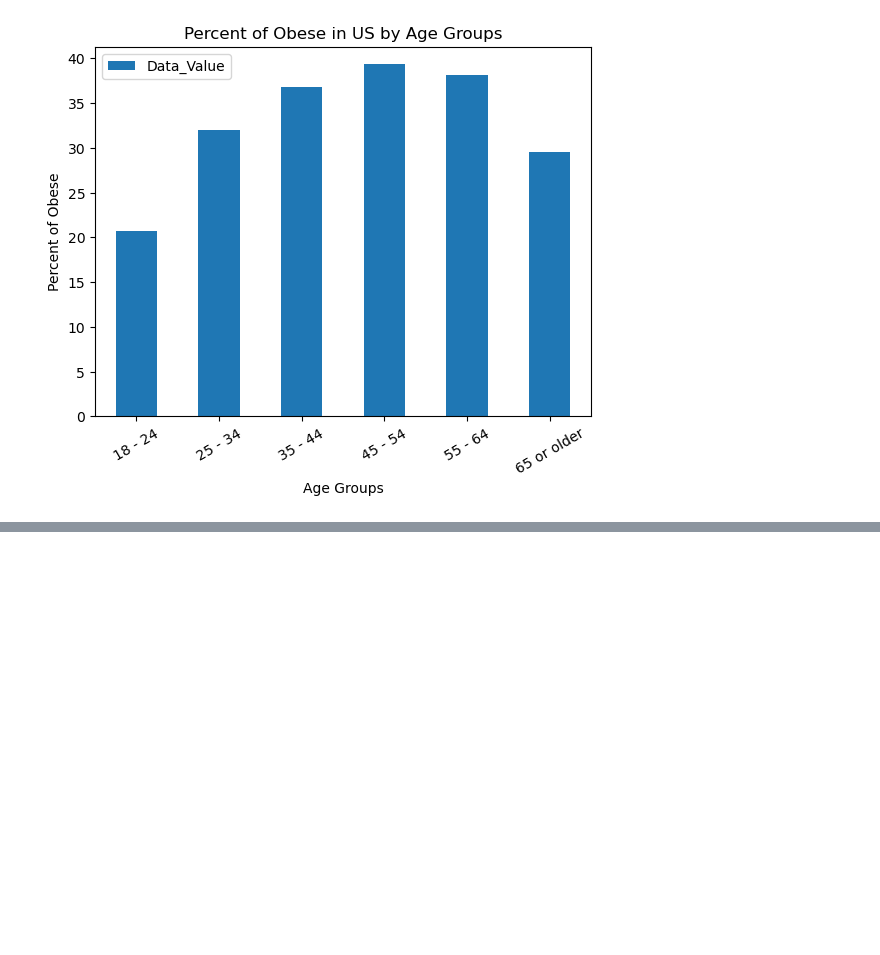
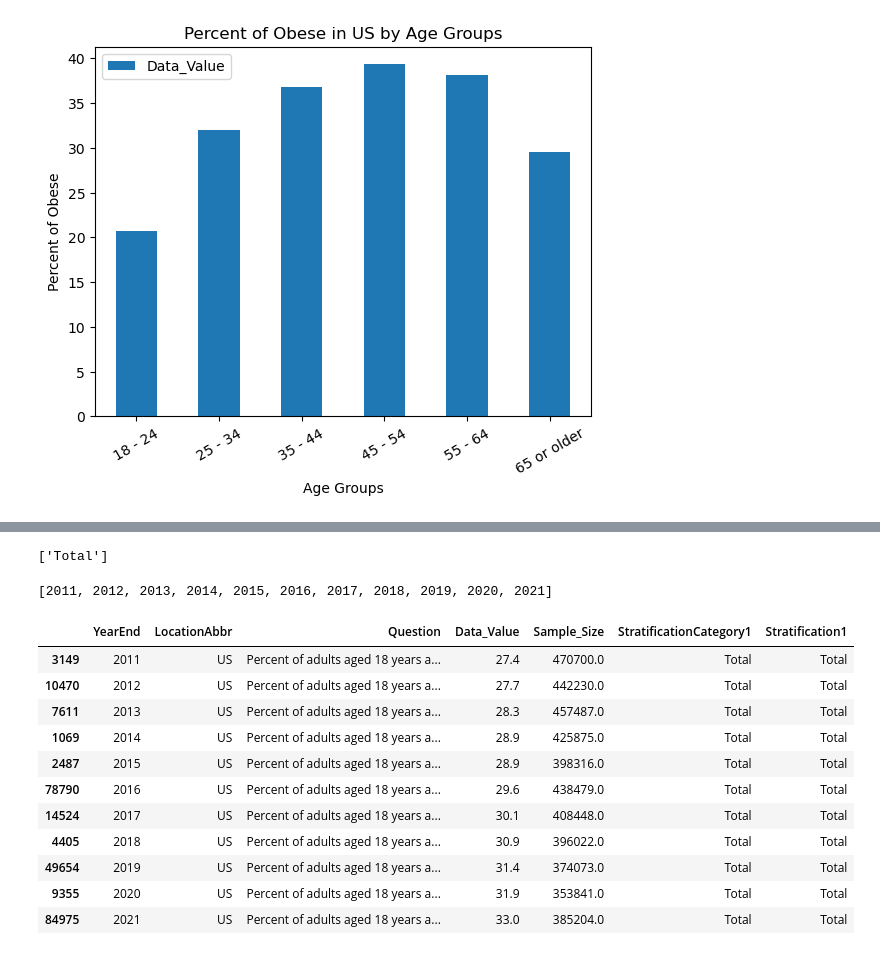
Before and after one commit to sma005/project-one-group-4, a Jupyter notebook: obesity_study_csv.ipynb, the cells around one changed output, grey strips where cells are left out. Cells and saved outputs as stored; diff of their text form; code cells hidden in the pictures; blank space fills up the shorter version.

```diff
--- a/obesity_study_csv.ipynb
+++ b/obesity_study_csv.ipynb
@@ -184,0 +170,32 @@ print(sorted(list_of_questions))
+# %%
+list_of_questions = obese_df['StratificationCategory1'].unique()
+print(sorted(list_of_questions))
+# %% [output]
+['Total']
+# %%
+list_of_questions = data_df['YearEnd'].unique()
+print(sorted(list_of_questions))
+# %% [output]
+[2011, 2012, 2013, 2014, 2015, 2016, 2017, 2018, 2019, 2020, 2021]
+# %%
+timeline_df = data_df.loc[:,['YearEnd','LocationAbbr','Question','Data_Value','Sample_Size','StratificationCategory1','Stratification1']]
+#obese_df = obese_df[obese_df['YearEnd'] == 2020]
+timeline_df = timeline_df[timeline_df['LocationAbbr'] == 'US']
+timeline_df = timeline_df[timeline_df['StratificationCategory1'] == 'Total']
+timeline_df = timeline_df[timeline_df['Question'] == 'Percent of adults aged 18 years and older who have obesity']
+timeline_df = timeline_df.sort_values(by='YearEnd', ascending=True)
+
+timeline_df
+# %% [output]
+|  | YearEnd | LocationAbbr | Question | Data_Value | Sample_Size | StratificationCategory1 | Stratification1 |
+| 3149 | 2011 | US | Percent of adults aged 18 years a... | 27.4 | 470700.0 | Total | Total |
+| 10470 | 2012 | US | Percent of adults aged 18 years a... | 27.7 | 442230.0 | Total | Total |
+| 7611 | 2013 | US | Percent of adults aged 18 years a... | 28.3 | 457487.0 | Total | Total |
+| 1069 | 2014 | US | Percent of adults aged 18 years a... | 28.9 | 425875.0 | Total | Total |
+| 2487 | 2015 | US | Percent of adults aged 18 years a... | 28.9 | 398316.0 | Total | Total |
+| 78790 | 2016 | US | Percent of adults aged 18 years a... | 29.6 | 438479.0 | Total | Total |
+| 14524 | 2017 | US | Percent of adults aged 18 years a... | 30.1 | 408448.0 | Total | Total |
+| 4405 | 2018 | US | Percent of adults aged 18 years a... | 30.9 | 396022.0 | Total | Total |
+| 49654 | 2019 | US | Percent of adults aged 18 years a... | 31.4 | 374073.0 | Total | Total |
+| 9355 | 2020 | US | Percent of adults aged 18 years a... | 31.9 | 353841.0 | Total | Total |
+| 84975 | 2021 | US | Percent of adults aged 18 years a... | 33.0 | 385204.0 | Total | Total |
```
Also changed, not shown: parts of 9 cells of this notebook.
